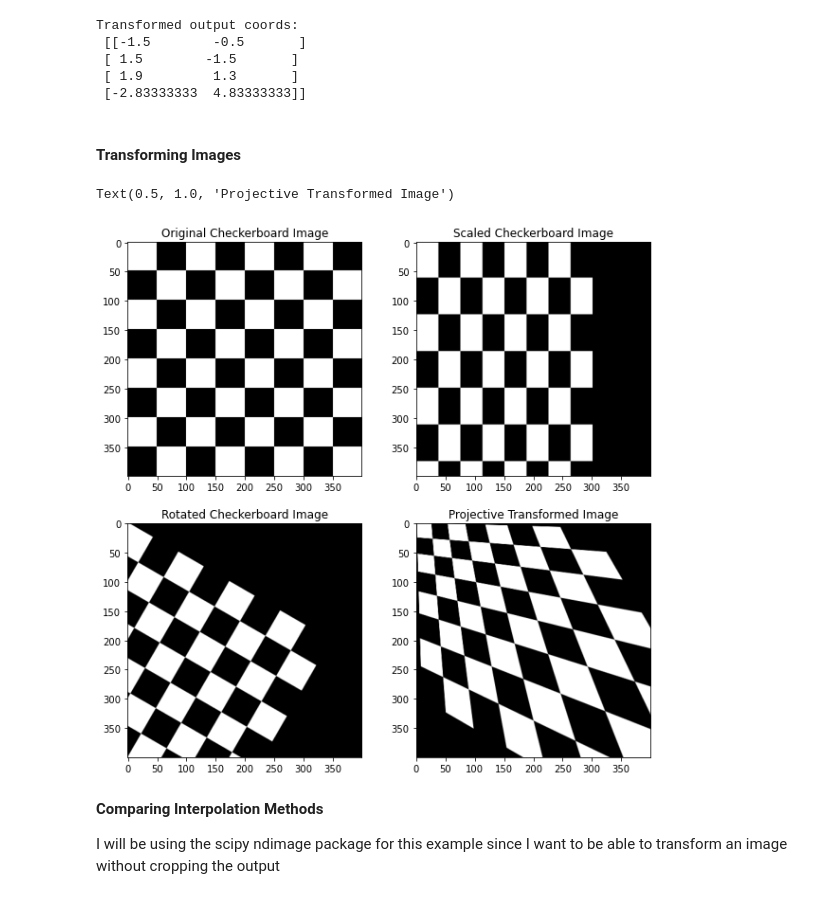
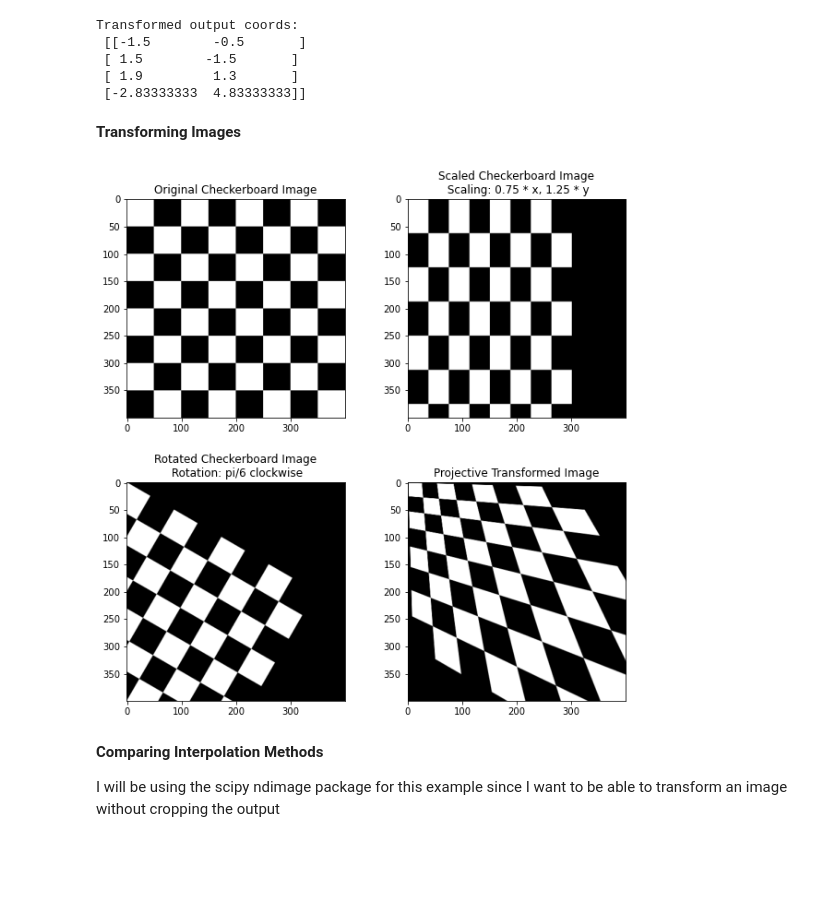
Before and after one commit to ecolon08/Digital-Image-Processing, a Jupyter notebook: Transformations/ec_dip_transformations_01.ipynb, the cells around one changed output. Cells and saved outputs as stored; diff of their text form; code cells hidden in the pictures; blank space fills up the shorter version.

Commit message:
Add explanations and clean up plots

```diff
--- a/Transformations/ec_dip_transformations_01.ipynb
+++ b/Transformations/ec_dip_transformations_01.ipynb
@@ -385,10 +377,10 @@ Transformed output coords:
  [ 1.9         1.3       ]
  [-2.83333333  4.83333333]]
 # %% [markdown]
-#### Transforming Images
+**Transforming Images**
 # %%
 # create checkerboard image
-#img_chkrbd = io.imread('./images/checkerboard.tif')
+
 chk_pttn = np.vstack((np.hstack((np.ones((50,50)), np.zeros((50,50)))), np.hstack((np.zeros((50,50)), np.ones((50,50))))))
 img_chkrbd = np.tile(chk_pttn, (4, 4))
 
@@ -398,37 +390,38 @@ xfm_scl_aff = transform.AffineTransform(scale=[0.75, 1.25])
 img_chkrbd_scld = transform.warp(img_chkrbd, xfm_scl_aff.inverse)
 
 # display images
 fig_chk, ax_chk = plt.subplots(2, 2, figsize=(10,10))
 ax_chk = ax_chk.ravel()
 
 ax_chk[0].imshow(img_chkrbd, cmap='gray')
 ax_chk[0].set_title("Original Checkerboard Image")
 
 ax_chk[1].imshow(img_chkrbd_scld, cmap='gray')
-ax_chk[1].set_title("Scaled Checkerboard Image")
+ax_chk[1].set_title("Scaled Checkerboard Image\n Scaling: 0.75 * x, 1.25 * y")
 
 # define affine matrix for rotation
 xfm_rot_aff = transform.AffineTransform(rotation=np.pi/6)
 
 # apply rotation transformation
 img_chkrbd_rot = transform.warp(img_chkrbd, xfm_rot_aff.inverse)
 
 ax_chk[2].imshow(img_chkrbd_rot, cmap='gray')
-ax_chk[2].set_title("Rotated Checkerboard Image")
+ax_chk[2].set_title("Rotated Checkerboard Image\n Rotation: pi/6 clockwise")
 
 # projective transformation
 xfm_proj_mat = np.array([[0.4788, 0.0135, 0.5059],[0.0135, 0.4788, 0.5059],[-0.0009, -0.0009, 1.000]])
 
 xfm_proj = transform.ProjectiveTransform(matrix=xfm_proj_mat)
 
 # apply projective transformation
 img_chkrbd_proj = transform.warp(img_chkrbd, xfm_proj.inverse)
 
 ax_chk[3].imshow(img_chkrbd_proj, cmap='gray')
 ax_chk[3].set_title("Projective Transformed Image")
+
+fig_chk.subplots_adjust(hspace=0.3)
 # %% [output]
-Text(0.5, 1.0, 'Projective Transformed Image')
-[figure, old version]
+[figure, new version]
 # %% [markdown]
 **Comparing Interpolation Methods**
 
```
Also changed, not shown: parts of 19 cells of this notebook.
